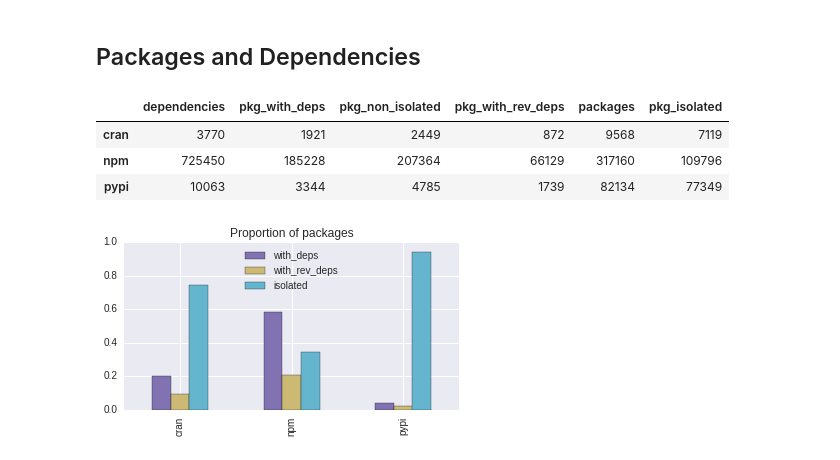
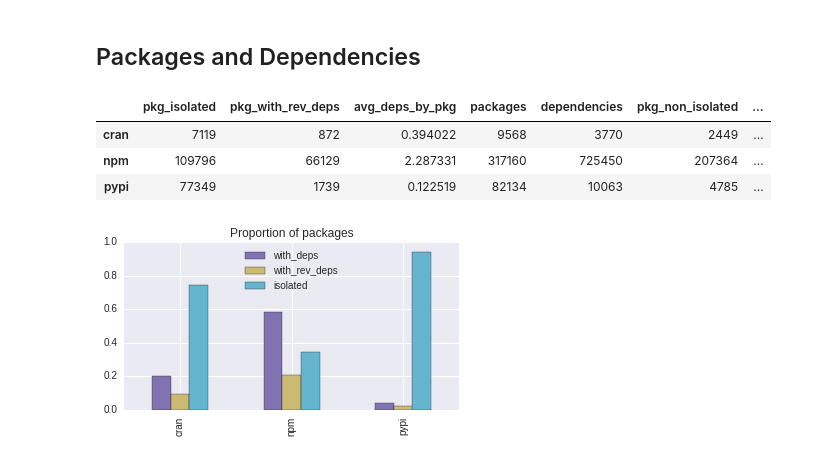
Before and after one commit to maelick/ecos-analysis, a Jupyter notebook: WEA2016-ecos/notebook/Ecosystem graphs.ipynb, the cells around one changed output. Drawn from its saved outputs; the diff is of its cells as text; code cells hidden in the pictures.

```diff
--- a/WEA2016-ecos/notebook/Ecosystem graphs.ipynb
+++ b/WEA2016-ecos/notebook/Ecosystem graphs.ipynb
@@ -76,0 +89,39 @@ packages from 1997-10-08 19:56:17 to 2016-04-26 20:52:26
+# %%
+fig_v, ax_v = matplotlib.pyplot.subplots()
+fig_p, ax_p = matplotlib.pyplot.subplots()
+
+fig_v.set_size_inches(FIG_SIZE)
+fig_p.set_size_inches(FIG_SIZE)
+
+if SHOW_TITLE:
+    ax_v.set_title('New versions by month (logscale)')
+    ax_p.set_title('New packages by month (logscale)')
+
+for ecos, all_packages in df_all_packages.items():
+    df1 = (all_packages
+            .set_index('time')
+            .assign(n=1)
+            .resample('1M')
+            .sum()
+            .fillna(0)
+            .rename(columns={'n': ecos})
+          )
+    df1.plot(ax=ax_v, logy=True)
+
+    df2 = (all_packages
+            .groupby(level=0)
+            .min()
+            .set_index('time')
+            .assign(n=1)
+            .resample('1M')
+            .sum()
+            .fillna(0)
+            .rename(columns={'n': ecos})
+          )
+    df2.plot(ax=ax_p, logy=True)
+
+ax_v.set_xlim(pandas.to_datetime('2000-01-01'))
+ax_p.set_xlim(pandas.to_datetime('2000-01-01'))
+
+savefig(fig_v, 'evol_versions')
+savefig(fig_p, 'evol_packages')
@@ -79,19 +133,20 @@ packages from 1997-10-08 19:56:17 to 2016-04-26 20:52:26
 # %%
 data = {ecos: {} for ecos in graphs.keys()}
 for ecos, graph in graphs.items():
     data[ecos]['packages'] = graph.vcount()
     data[ecos]['dependencies'] = graph.ecount()
+    data[ecos]['avg_deps_by_pkg'] = graph.ecount() / graph.vcount()
     data[ecos]['pkg_with_deps'] = len([True for d in graph.outdegree() if d > 0])
     data[ecos]['pkg_with_rev_deps'] = len([True for d in graph.indegree() if d > 0])
     data[ecos]['pkg_non_isolated'] = len([True for d in graph.degree() if d > 0])
     data[ecos]['pkg_isolated'] = len([True for d in graph.degree() if d == 0])
 df = pandas.DataFrame.from_dict(data, orient='index')
 df
 # %% [output]
-|  | dependencies | pkg_with_deps | pkg_non_isolated | pkg_with_rev_deps | packages | pkg_isolated |
-| cran | 3770 | 1921 | 2449 | 872 | 9568 | 7119 |
-| npm | 725450 | 185228 | 207364 | 66129 | 317160 | 109796 |
-| pypi | 10063 | 3344 | 4785 | 1739 | 82134 | 77349 |
+|  | pkg_isolated | pkg_with_rev_deps | avg_deps_by_pkg | packages | dependencies | pkg_non_isolated | ... |
+| cran | 7119 | 872 | 0.394022 | 9568 | 3770 | 2449 | ... |
+| npm | 109796 | 66129 | 2.287331 | 317160 | 725450 | 207364 | ... |
+| pypi | 77349 | 1739 | 0.122519 | 82134 | 10063 | 4785 | ... |
 # %%
 df['with_deps'] = df['pkg_with_deps'] / df['packages']
 df['with_rev_deps'] = df['pkg_with_rev_deps'] / df['packages']
```
Also changed, not shown: parts of 3 cells of this notebook, 9 other files.
